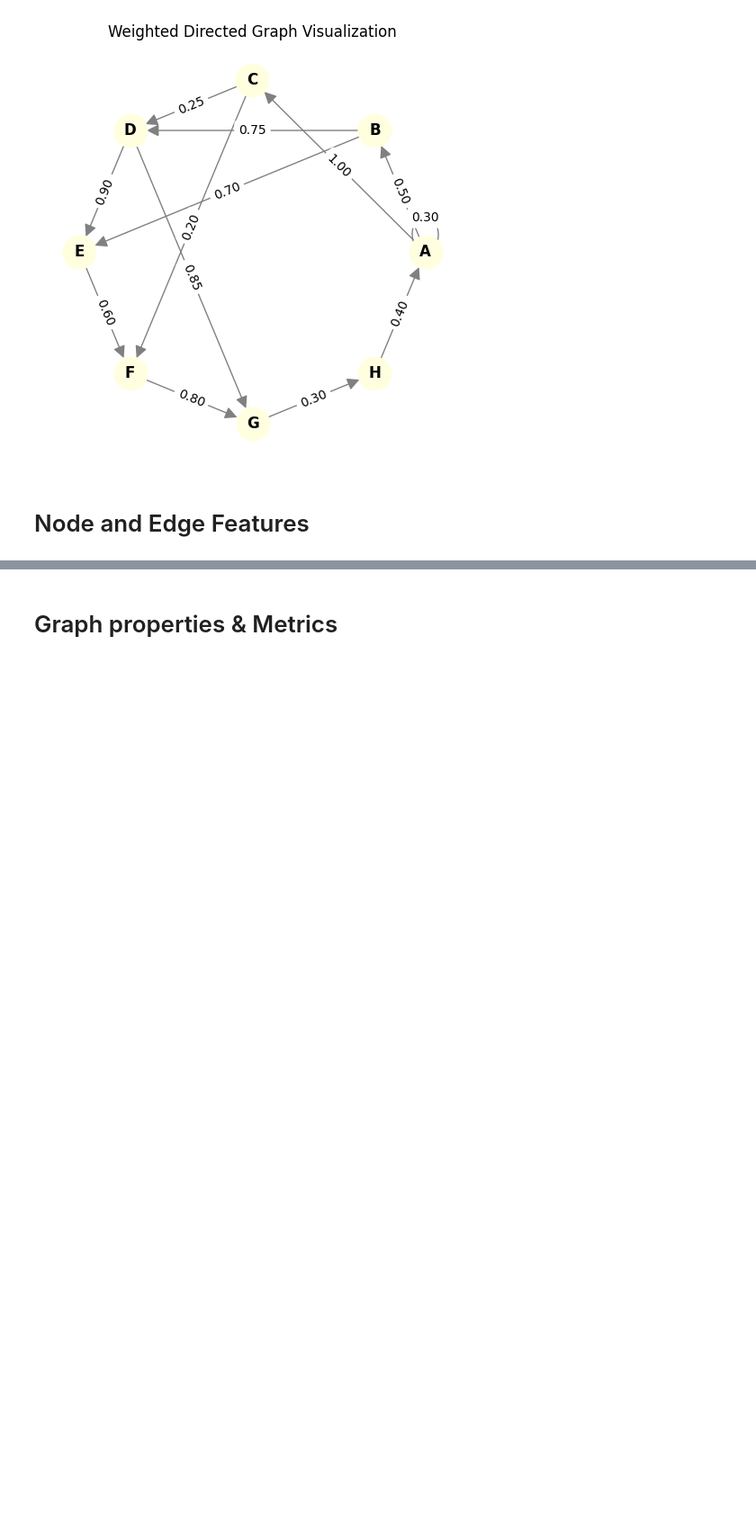
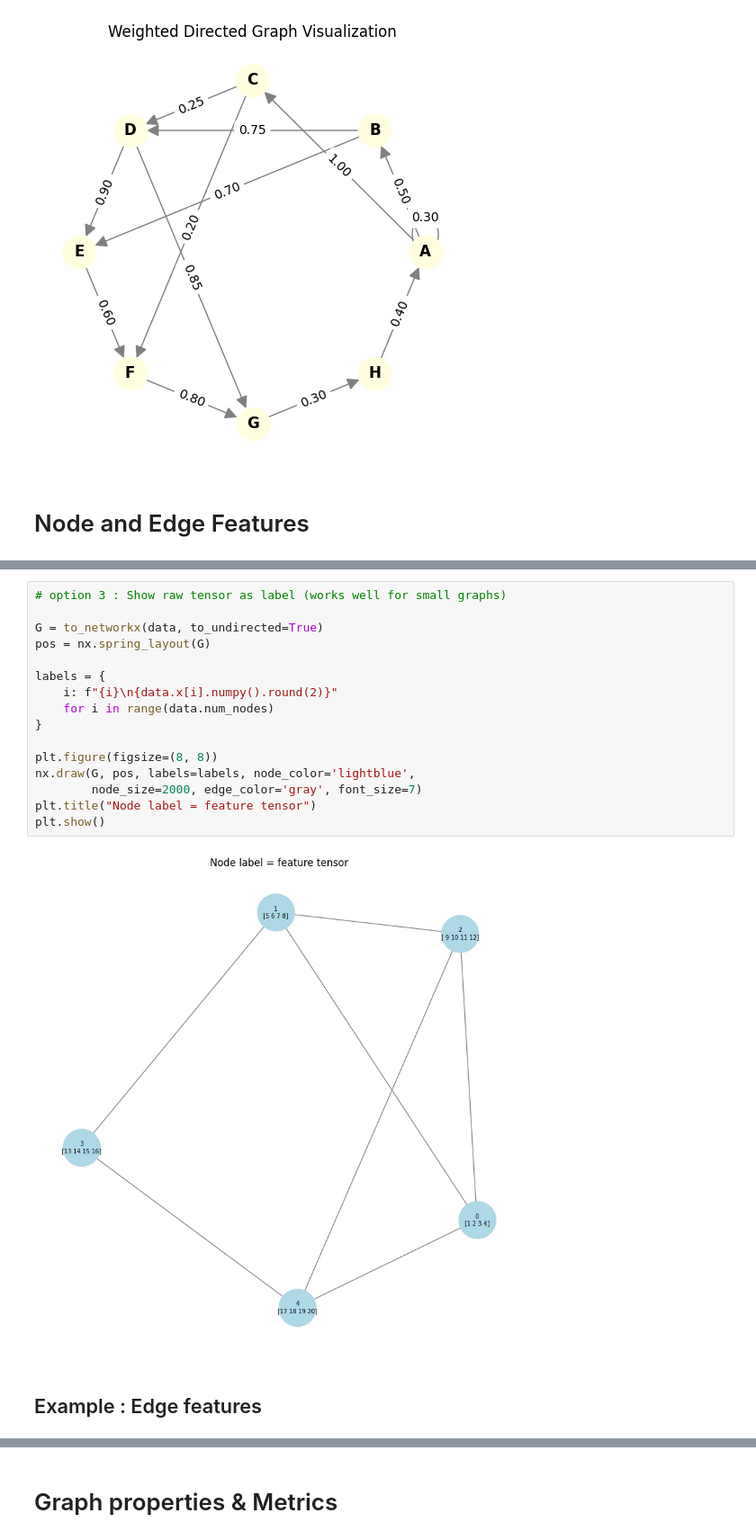
Before and after one commit to ImadElMaftouhi/Machine-learning, a Jupyter notebook: notebooks/graph_101.ipynb, the cells around one changed output, grey strips where cells are left out. Shown at 90% size. Cells and saved outputs as stored; diff of their text form; blank space fills up the shorter version.

```diff
--- a/notebooks/graph_101.ipynb
+++ b/notebooks/graph_101.ipynb
@@ -473,0 +571,20 @@ Weighted Directed Adjacency Matrix:
+# %%
+# option 3 : Show raw tensor as label (works well for small graphs)
+
+G = to_networkx(data, to_undirected=True)
+pos = nx.spring_layout(G)
+
+labels = {
+    i: f"{i}\n{data.x[i].numpy().round(2)}"
+    for i in range(data.num_nodes)
+}
+
+plt.figure(figsize=(8, 8))
+nx.draw(G, pos, labels=labels, node_color='lightblue',
+        node_size=2000, edge_color='gray', font_size=7)
+plt.title("Node label = feature tensor")
+plt.show()
+# %% [output]
+[figure, added]
+# %% [markdown]
+## Example : Edge features
```
Also changed, not shown: parts of 10 cells of this notebook.
